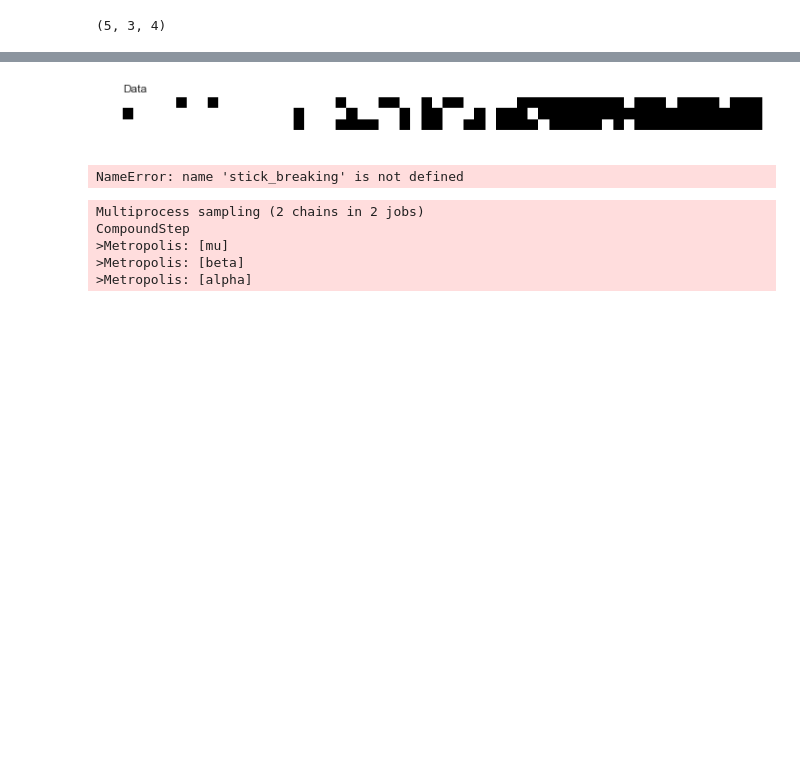
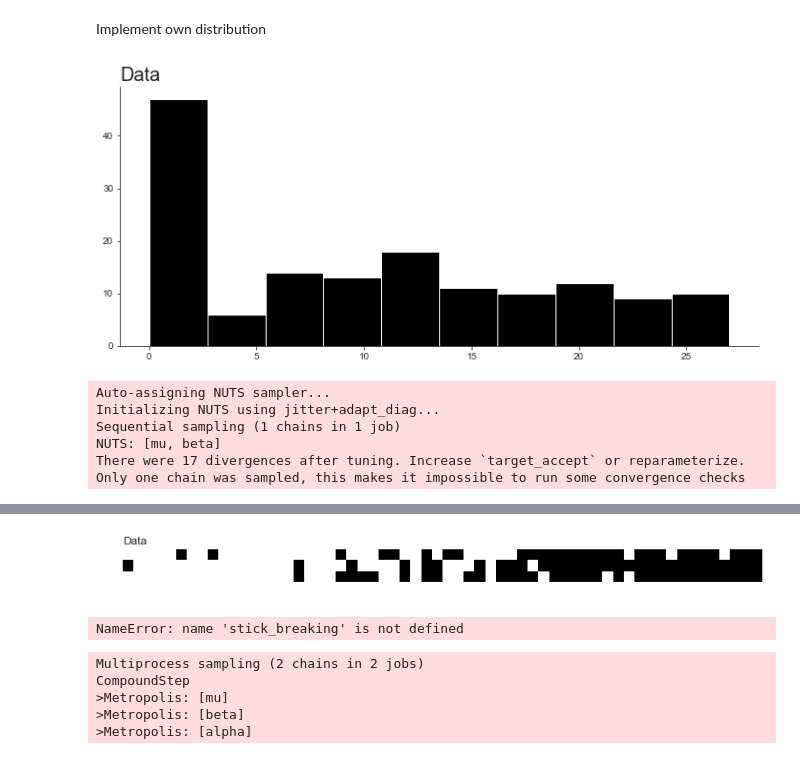
Before and after one commit to dirmeier/etudes, a Jupyter notebook: custom_pymc_distributions.ipynb, the cells around one changed output, grey strips where cells are left out. Cells and saved outputs as stored; diff of their text form; code cells hidden in the pictures; blank space fills up the shorter version.

```diff
--- a/custom_pymc_distributions.ipynb
+++ b/custom_pymc_distributions.ipynb
@@ -7,13 +7,11 @@ from theano import tensor as tt
 %matplotlib inline
 import matplotlib.pyplot as plt
 import seaborn
-seaborn.set_style("white")
+seaborn.set_style("ticks")
 import theano
 import arviz as az
-# %%
-(5,) + (3, 4)
-# %% [output]
-(5, 3, 4)
+# %% [markdown]
+Implement own distribution
 # %%
 from pymc3.distributions.dist_math import bound, factln, binomln, betaln, logpow, random_choice
 from pymc3.distributions.distribution import Discrete, draw_values, generate_samples
@@ -19,0 +40,9 @@ from pymc3.distributions.distribution import Discrete, draw_values, generate_sam
+# %%
+fig, ax = plt.subplots(figsize=(12, 5))
+plt.hist(data, color="black")
+ax.spines['top'].set_visible(False)
+ax.spines['right'].set_visible(False)
+plt.title("Data", loc="left", size=20)
+plt.show()
+# %% [output]
+[figure, added]
@@ -19,0 +68,10 @@ from pymc3.distributions.distribution import Discrete, draw_values, generate_sam
+# %%
+with model:
+    trace = pm.sample(2000, chains=1, cores=1)
+# %% [output]
+Auto-assigning NUTS sampler...
+Initializing NUTS using jitter+adapt_diag...
+Sequential sampling (1 chains in 1 job)
+NUTS: [mu, beta]
+There were 17 divergences after tuning. Increase `target_accept` or reparameterize.
+Only one chain was sampled, this makes it impossible to run some convergence checks
```
Also changed, not shown: parts of 32 cells of this notebook.
